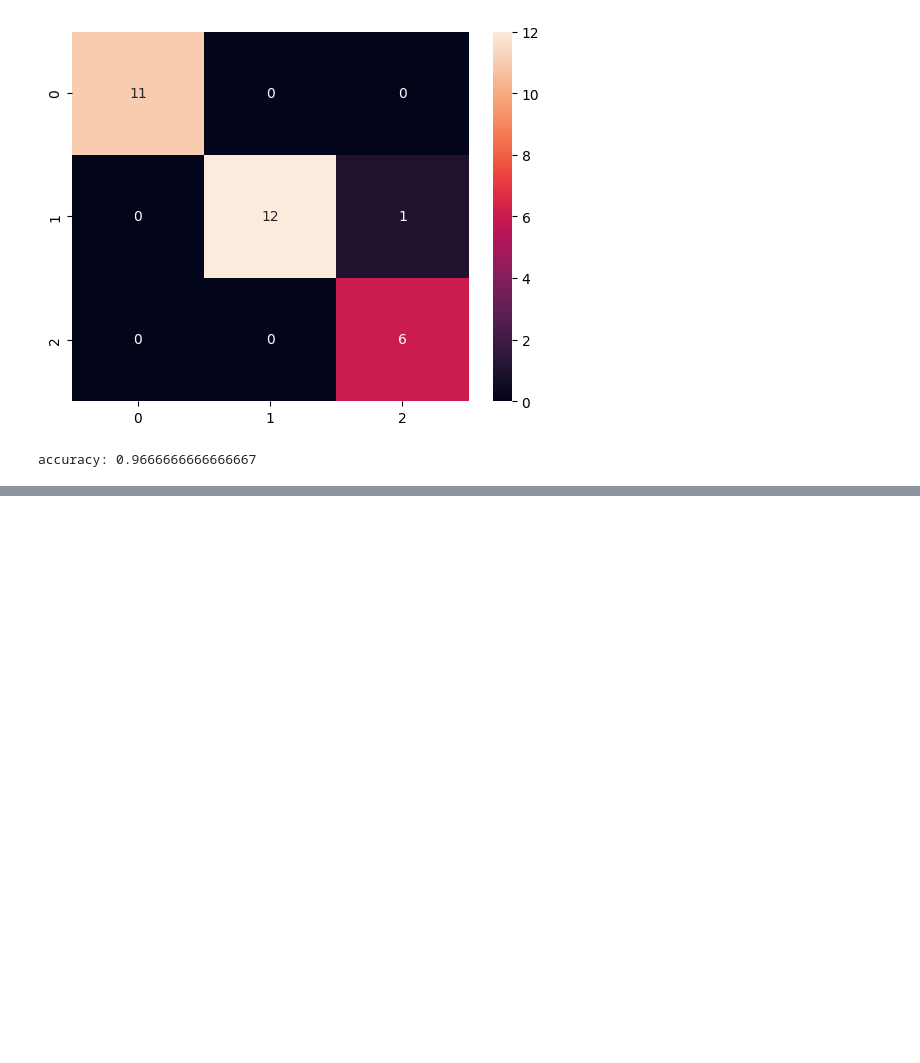
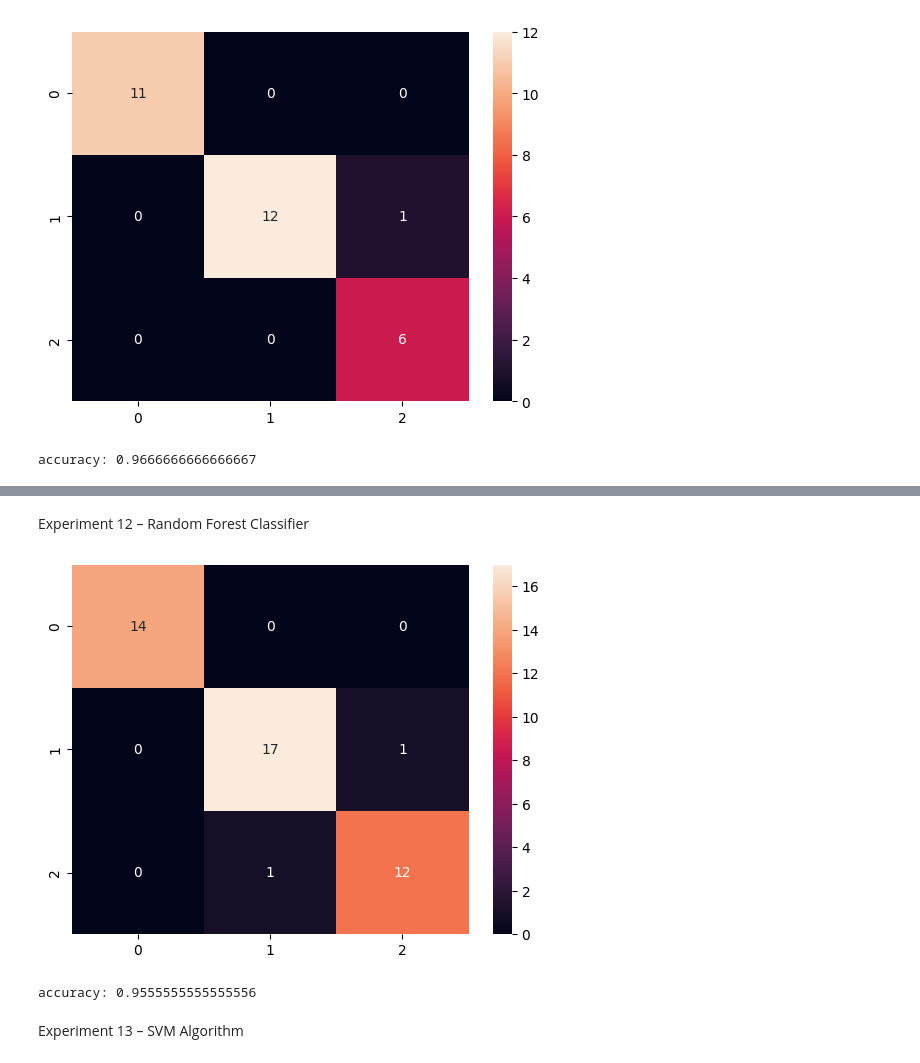
Before and after one commit to sathishr-ai/CSA4743-DL_LAB, a Jupyter notebook: DL_Lab.ipynb, the cells around one changed output, grey strips where cells are left out. Saved outputs shown, nothing was run; the diff lists cells and outputs as text; code cells hidden in the pictures; blank space fills up the shorter version.

```diff
--- a/DL_Lab.ipynb
+++ b/DL_Lab.ipynb
@@ -252,0 +282,32 @@ accuracy: 0.9666666666666667
+# %% [markdown]
+Experiment 12 – Random Forest Classifier
+# %%
+from sklearn.datasets import *
+from sklearn.model_selection import *
+from sklearn.ensemble import *
+from sklearn.metrics import *
+import seaborn as s
+import matplotlib.pyplot as p
+
+x,y=load_iris(return_X_y=True)
+
+a,b,c,d=train_test_split(
+x,y,test_size=0.3,random_state=1)
+
+m=RandomForestClassifier(
+n_estimators=100,random_state=1)
+
+m.fit(a,c)
+
+q=m.predict(b)
+
+s.heatmap(confusion_matrix(d,q),annot=True,fmt='g')
+
+p.show()
+
+print("accuracy:",accuracy_score(d,q))
+# %% [output]
+[figure, added]
+accuracy: 0.9555555555555556
+# %% [markdown]
+Experiment 13 – SVM Algorithm
```
Also changed, not shown: parts of 17 cells of this notebook.
